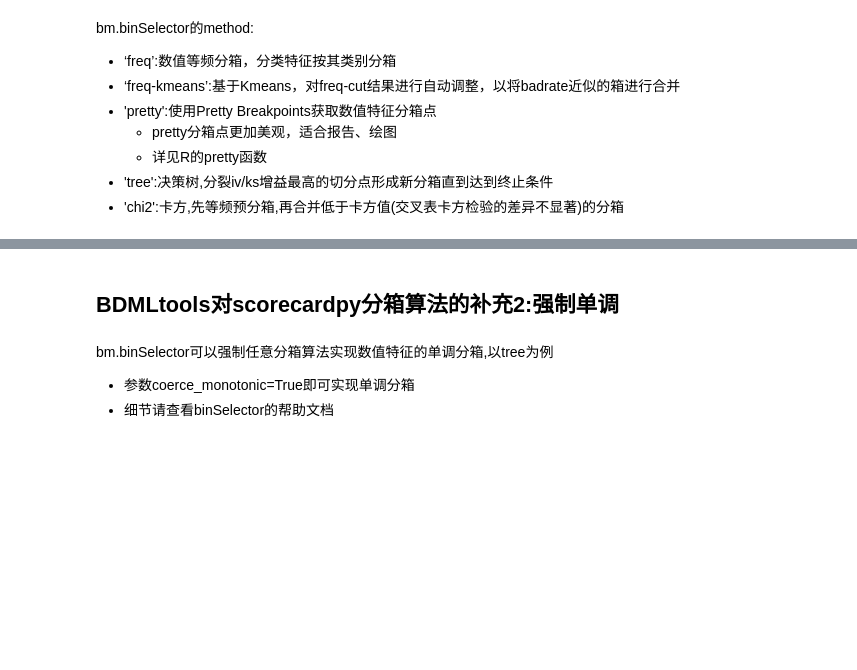
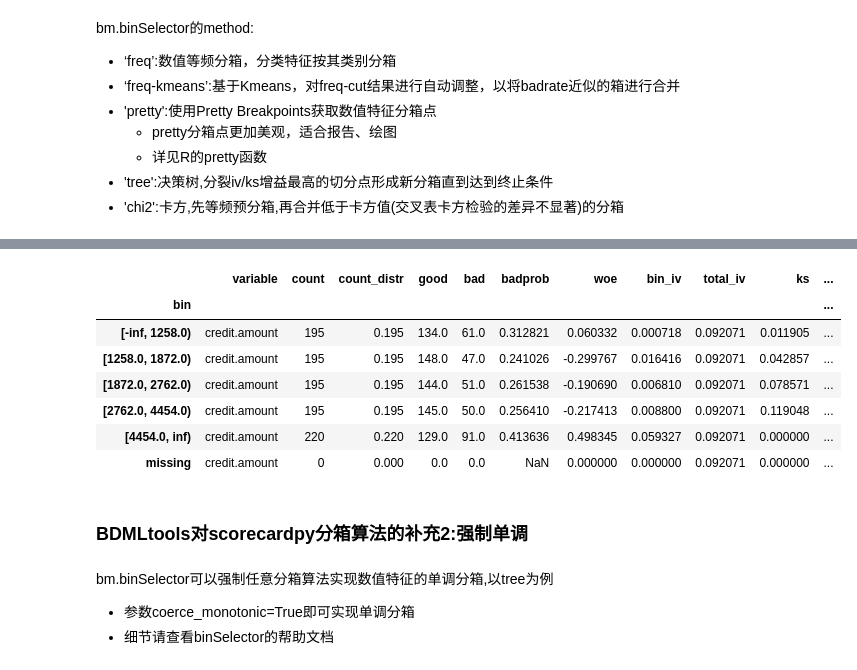
Before and after one commit to zk403/mlearn, a Jupyter notebook: demo/1.分箱对比scorecardpy.ipynb, the cells around one changed output, grey strips where cells are left out. Saved outputs shown, nothing was run; the diff lists cells and outputs as text; code cells hidden in the pictures; blank space fills up the shorter version.

```diff
--- a/demo/1.分箱对比scorecardpy.ipynb
+++ b/demo/1.分箱对比scorecardpy.ipynb
@@ -169,5 +222,16 @@ bm.binSelector的method:
+# %%
+bin_freq['credit.amount']
+# %% [output]
+|  | variable | count | count_distr | good | bad | badprob | woe | bin_iv | total_iv | ks | ... |
+| bin |  |  |  |  |  |  |  |  |  |  | ... |
+| [-inf, 1258.0) | credit.amount | 195 | 0.195 | 134.0 | 61.0 | 0.312821 | 0.060332 | 0.000718 | 0.092071 | 0.011905 | ... |
+| [1258.0, 1872.0) | credit.amount | 195 | 0.195 | 148.0 | 47.0 | 0.241026 | -0.299767 | 0.016416 | 0.092071 | 0.042857 | ... |
+| [1872.0, 2762.0) | credit.amount | 195 | 0.195 | 144.0 | 51.0 | 0.261538 | -0.190690 | 0.006810 | 0.092071 | 0.078571 | ... |
+| [2762.0, 4454.0) | credit.amount | 195 | 0.195 | 145.0 | 50.0 | 0.256410 | -0.217413 | 0.008800 | 0.092071 | 0.119048 | ... |
+| [4454.0, inf) | credit.amount | 220 | 0.220 | 129.0 | 91.0 | 0.413636 | 0.498345 | 0.059327 | 0.092071 | 0.000000 | ... |
+| missing | credit.amount | 0 | 0.000 | 0.0 | 0.0 | NaN | 0.000000 | 0.000000 | 0.092071 | 0.000000 | ... |
 # %% [markdown]
-## BDMLtools对scorecardpy分箱算法的补充2:强制单调
+### BDMLtools对scorecardpy分箱算法的补充2:强制单调
 # %% [markdown]
 bm.binSelector可以强制任意分箱算法实现数值特征的单调分箱,以tree为例
 + 参数coerce_monotonic=True即可实现单调分箱
```
Also changed, not shown: parts of 33 cells of this notebook, 3 other files.
